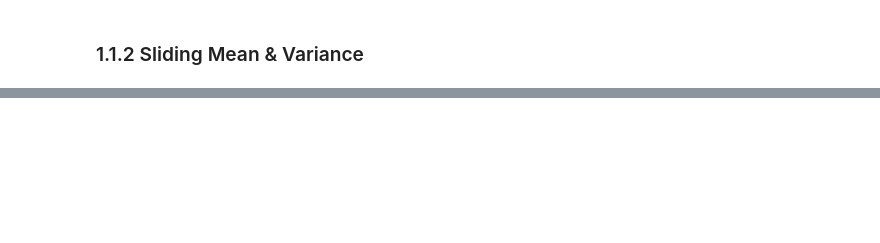
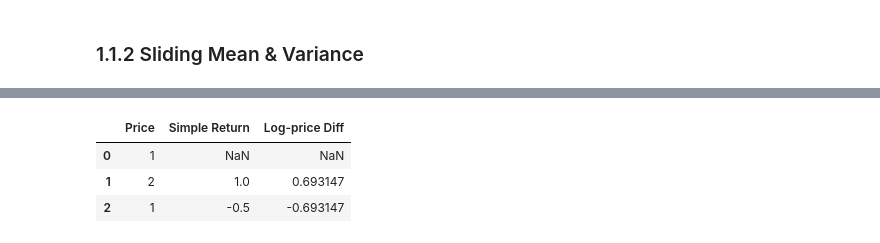
Before and after one commit to Darrekt/SPMLF-CW, a Jupyter notebook: src/main.ipynb, the cells around one changed output, grey strips where cells are left out. Saved outputs shown, nothing was run; the diff lists cells and outputs as text; code cells hidden in the pictures; blank space fills up the shorter version.

```diff
--- a/src/main.ipynb
+++ b/src/main.ipynb
@@ -40,0 +88,10 @@ plt.show()
+# %%
+simple_stock_price = pd.DataFrame(data=[1,2,1], columns=["Price"])
+simple_stock_price['Simple Return'] = simple_stock_price.pct_change()
+simple_stock_price['Log-price Diff'] = np.log(simple_stock_price['Price']).diff()
+simple_stock_price
+# %% [output]
+|  | Price | Simple Return | Log-price Diff |
+| 0 | 1 | NaN | NaN |
+| 1 | 2 | 1.0 | 0.693147 |
+| 2 | 1 | -0.5 | -0.693147 |
```
Also changed, not shown: parts of 23 cells of this notebook, 5 other files.
